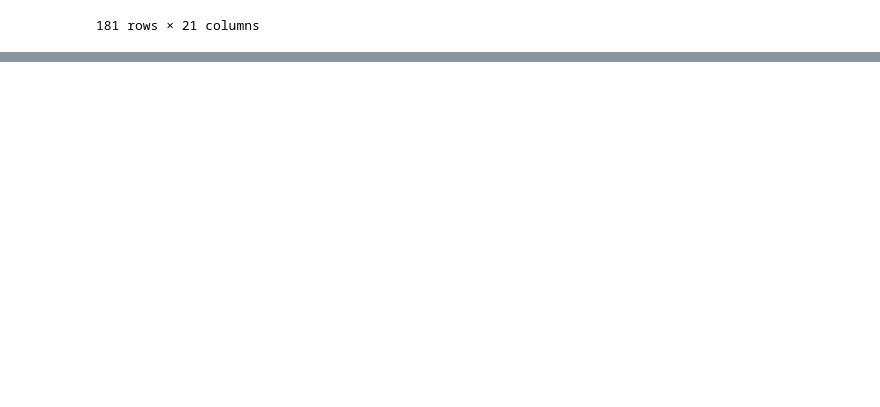
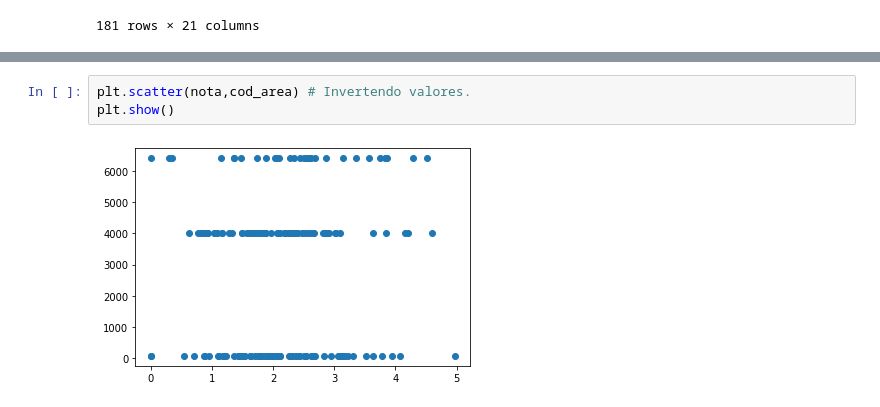
Before and after one commit to vitor-edu/Programa-de-Forma-o-Big-Data-BRQ, a Jupyter notebook: Matplotlib.ipynb, the cells around one changed output, grey strips where cells are left out. Cells and saved outputs as stored; diff of their text form; blank space fills up the shorter version.

```diff
--- a/Matplotlib.ipynb
+++ b/Matplotlib.ipynb
@@ -335,0 +362,5 @@ AttributeError: ignored
+# %%
+plt.scatter(nota,cod_area) # Invertendo valores.
+plt.show()
+# %% [output]
+[figure, added]
```
Also changed, not shown: parts of 9 cells of this notebook.
